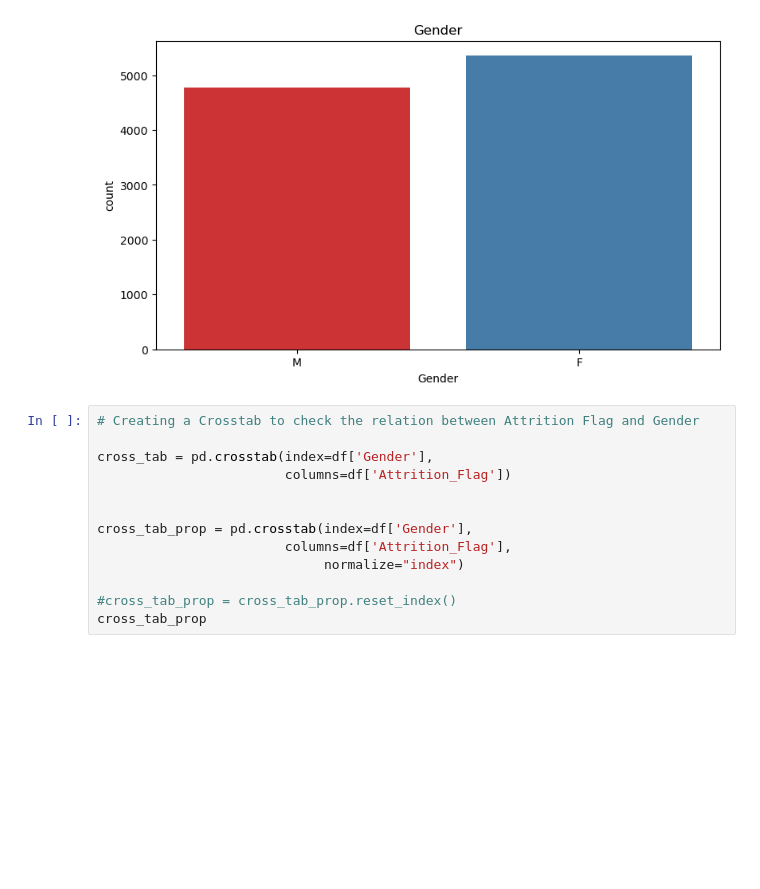
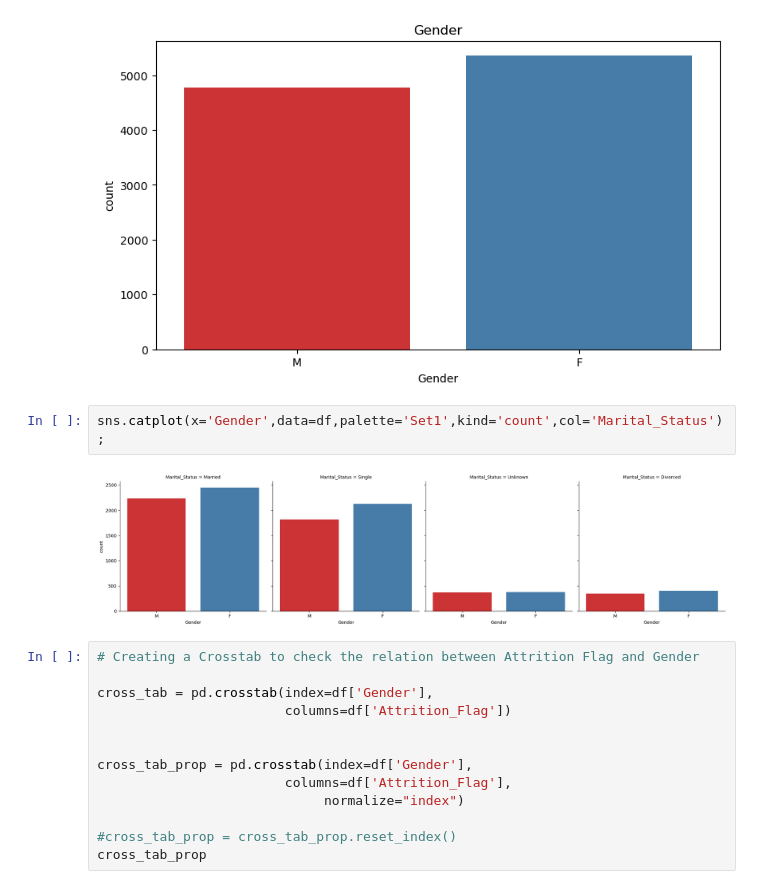
Before and after one commit to change0z/Portfolio, a Jupyter notebook: Test_DA/Test_Data_Analysis.ipynb, the cells around one changed output. Saved outputs shown, nothing was run; the diff lists cells and outputs as text; blank space fills up the shorter version.

```diff
--- a/Test_DA/Test_Data_Analysis.ipynb
+++ b/Test_DA/Test_Data_Analysis.ipynb
@@ -247,6 +262,10 @@ sns.countplot(x ='Gender', palette ='Set1', data =df)
 plt.show()
 # %% [output]
 [figure]
+# %%
+sns.catplot(x='Gender',data=df,palette='Set1',kind='count',col='Marital_Status');
+# %% [output]
+[figure, added]
 # %%
 # Creating a Crosstab to check the relation between Attrition Flag and Gender
 
```
Also changed, not shown: parts of 14 cells of this notebook.
